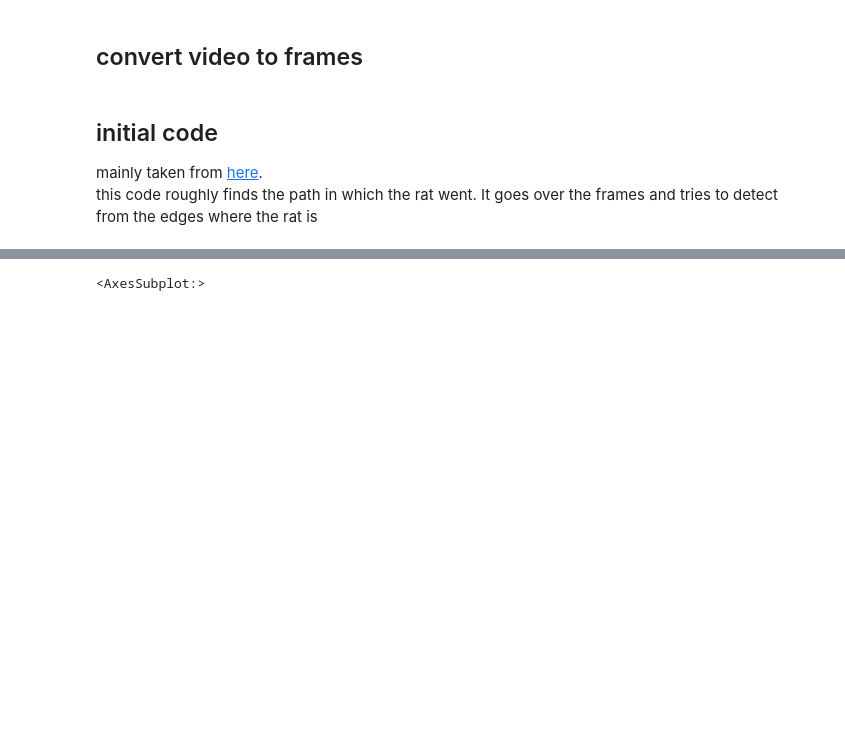
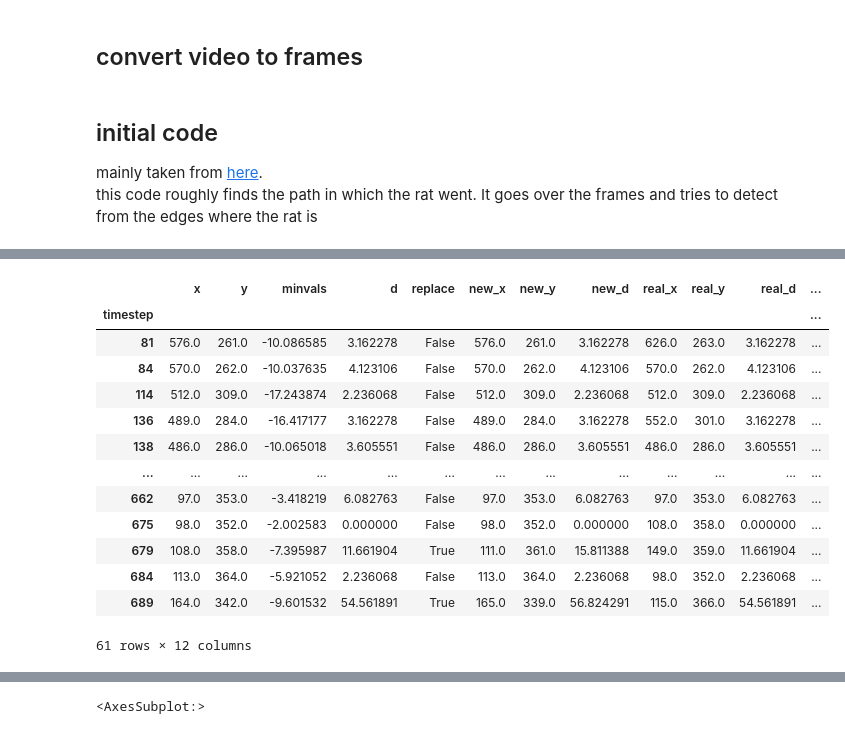
Before and after one commit to bueinat/mouse_tracking, a Jupyter notebook: cv/cv.ipynb, the cells around one changed output, grey strips where cells are left out. Drawn from its saved outputs; the diff is of its cells as text; code cells hidden in the pictures; blank space fills up the shorter version.

```diff
--- a/cv/cv.ipynb
+++ b/cv/cv.ipynb
@@ -352,0 +316,17 @@ dfnose.loc[[x]].reset_index().plot.scatter(x='x', y='y', c='d', cmap='Spectral',
+# %%
+dfnose.query('real_d != real_d2 and real_d2 > 0')
+# %% [output]
+|  | x | y | minvals | d | replace | new_x | new_y | new_d | real_x | real_y | real_d | ... |
+| timestep |  |  |  |  |  |  |  |  |  |  |  | ... |
+| 81 | 576.0 | 261.0 | -10.086585 | 3.162278 | False | 576.0 | 261.0 | 3.162278 | 626.0 | 263.0 | 3.162278 | ... |
+| 84 | 570.0 | 262.0 | -10.037635 | 4.123106 | False | 570.0 | 262.0 | 4.123106 | 570.0 | 262.0 | 4.123106 | ... |
+| 114 | 512.0 | 309.0 | -17.243874 | 2.236068 | False | 512.0 | 309.0 | 2.236068 | 512.0 | 309.0 | 2.236068 | ... |
+| 136 | 489.0 | 284.0 | -16.417177 | 3.162278 | False | 489.0 | 284.0 | 3.162278 | 552.0 | 301.0 | 3.162278 | ... |
+| 138 | 486.0 | 286.0 | -10.065018 | 3.605551 | False | 486.0 | 286.0 | 3.605551 | 486.0 | 286.0 | 3.605551 | ... |
+| ... | ... | ... | ... | ... | ... | ... | ... | ... | ... | ... | ... | ... |
+| 662 | 97.0 | 353.0 | -3.418219 | 6.082763 | False | 97.0 | 353.0 | 6.082763 | 97.0 | 353.0 | 6.082763 | ... |
+| 675 | 98.0 | 352.0 | -2.002583 | 0.000000 | False | 98.0 | 352.0 | 0.000000 | 108.0 | 358.0 | 0.000000 | ... |
+| 679 | 108.0 | 358.0 | -7.395987 | 11.661904 | True | 111.0 | 361.0 | 15.811388 | 149.0 | 359.0 | 11.661904 | ... |
+| 684 | 113.0 | 364.0 | -5.921052 | 2.236068 | False | 113.0 | 364.0 | 2.236068 | 98.0 | 352.0 | 2.236068 | ... |
+| 689 | 164.0 | 342.0 | -9.601532 | 54.561891 | True | 165.0 | 339.0 | 56.824291 | 115.0 | 366.0 | 54.561891 | ... |
+61 rows × 12 columns
```
Also changed, not shown: parts of 82 cells of this notebook, 3 other files.
